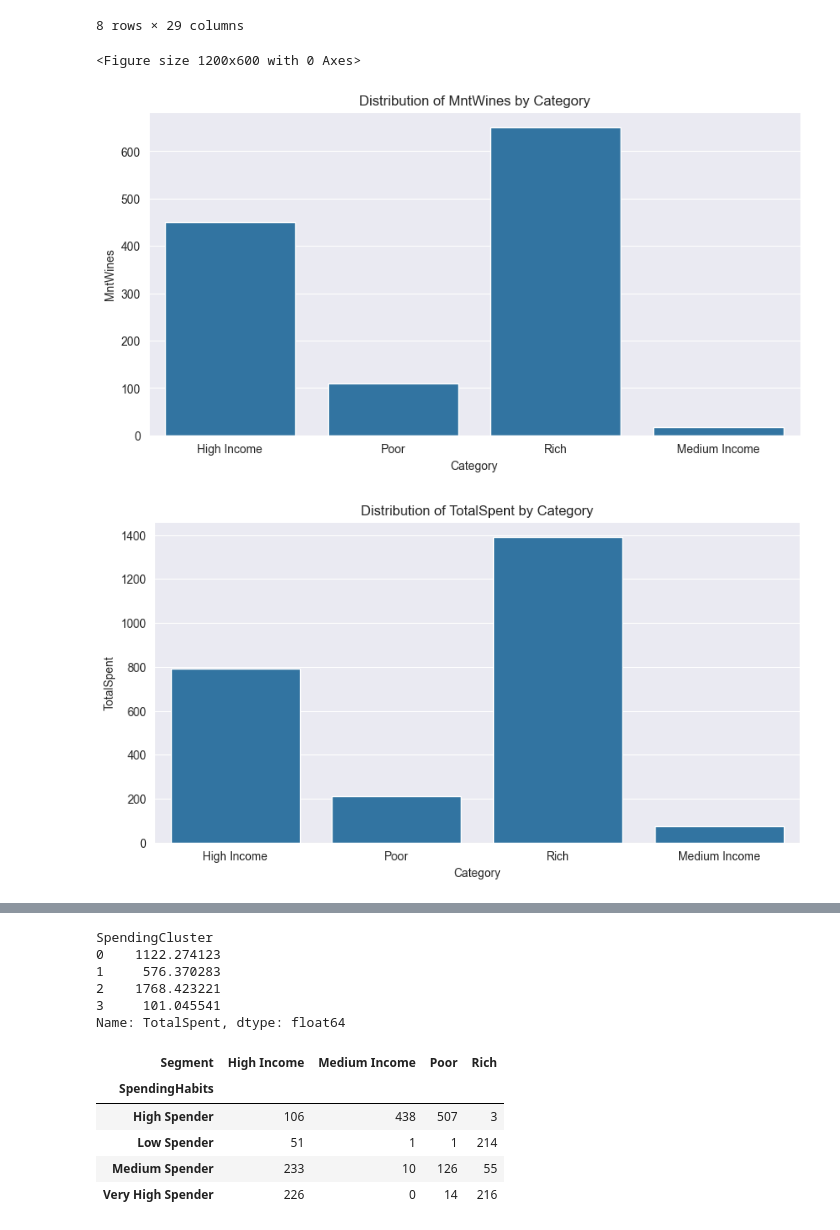
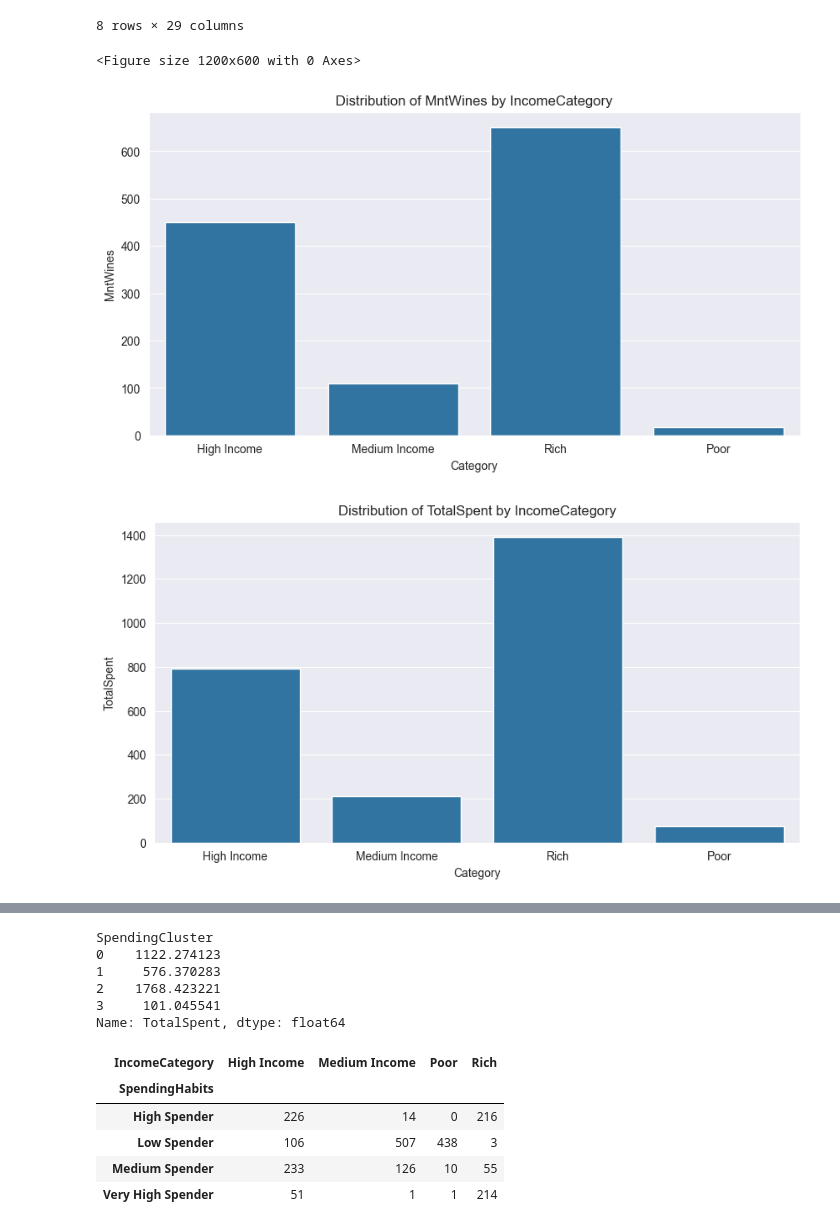
Before and after one commit to joojaa7/dataK-koneO, a Jupyter notebook: Project/project.ipynb, the cells around one changed output, grey strips where cells are left out. Cells and saved outputs as stored; diff of their text form; code cells hidden in the pictures.

```diff
--- a/Project/project.ipynb
+++ b/Project/project.ipynb
@@ -189,17 +189,23 @@ Name: TotalSpent, dtype: float64
 # %% [markdown]
 ## Results Evaluation
 # %%
+# Assign cluster labels dynamically
+income_means = df.groupby("Cluster")["Income"].mean().sort_values()
+spending_means = df.groupby("SpendingCluster")["TotalSpent"].mean().sort_values()
 
+# Create mapping dictionaries
+income_labels = {income_means.index[0]: "Poor",
+                 income_means.index[1]: "Medium Income",
+                 income_means.index[2]: "High Income",
+                 income_means.index[3]: "Rich"}
 
-df.loc[df["Cluster"] == 2, "Segment"] = "Poor"
-df.loc[df["Cluster"] == 3, "Segment"] = "Medium Income"
-df.loc[df["Cluster"] == 0, "Segment"] = "High Income"
-df.loc[df["Cluster"] == 1, "Segment"] = "Rich"
+spending_labels = {spending_means.index[0]: "Low Spender",
+                   spending_means.index[1]: "Medium Spender",
+                   spending_means.index[2]: "High Spender",
+                   spending_means.index[3]: "Very High Spender"}
 
-df.loc[df["SpendingCluster"] == 2, "SpendingHabits"] = "Low Spender"
-df.loc[df["SpendingCluster"] == 1, "SpendingHabits"] = "Medium Spender"
-df.loc[df["SpendingCluster"] == 3, "SpendingHabits"] = "High Spender"
-df.loc[df["SpendingCluster"] == 0, "SpendingHabits"] = "Very High Spender"
+df["IncomeCategory"] = df["Cluster"].map(income_labels)
+df["SpendingHabits"] = df["SpendingCluster"].map(spending_labels)
 # %%
 df
 # %% [output]
@@ -251,18 +257,18 @@ df_rich.describe()
 # %%
 import matplotlib.pyplot as plt
 import seaborn as sns
 
 # Assuming your DataFrame is called df and has a column 'Category' (e.g., "rich" and "poor")
 plt.figure(figsize=(12, 6))
 
 for feature in features_to_plot:
     plt.figure(figsize=(10, 5))
-    sns.barplot(x=df["Segment"], y=df[feature],errorbar=None)
-    plt.title(f"Distribution of {feature} by Category")
+    sns.barplot(x=df["IncomeCategory"], y=df[feature],errorbar=None)
+    plt.title(f"Distribution of {feature} by IncomeCategory")
     plt.xlabel("Category")
     plt.ylabel(feature)
     plt.show()
 # %% [output]
 <Figure size 1200x600 with 0 Axes>
-[figure, old version]
+[figure, new version]
-[figure, old version]
+[figure, new version]
@@ -278,14 +284,14 @@ SpendingCluster
 Name: TotalSpent, dtype: float64
 # %%
 
-pd.crosstab(df["SpendingHabits"], df["Segment"])
+pd.crosstab(df["SpendingHabits"], df["IncomeCategory"])
 # %% [output]
-| Segment | High Income | Medium Income | Poor | Rich |
+| IncomeCategory | High Income | Medium Income | Poor | Rich |
 | SpendingHabits |  |  |  |  |
-| High Spender | 106 | 438 | 507 | 3 |
-| Low Spender | 51 | 1 | 1 | 214 |
-| Medium Spender | 233 | 10 | 126 | 55 |
-| Very High Spender | 226 | 0 | 14 | 216 |
+| High Spender | 226 | 14 | 0 | 216 |
+| Low Spender | 106 | 507 | 438 | 3 |
+| Medium Spender | 233 | 126 | 10 | 55 |
+| Very High Spender | 51 | 1 | 1 | 214 |
 # %%
 df[(df["SpendingHabits"] == "High Spender")].describe()
 # %% [output]
```
Also changed, not shown: parts of 8 cells of this notebook.
